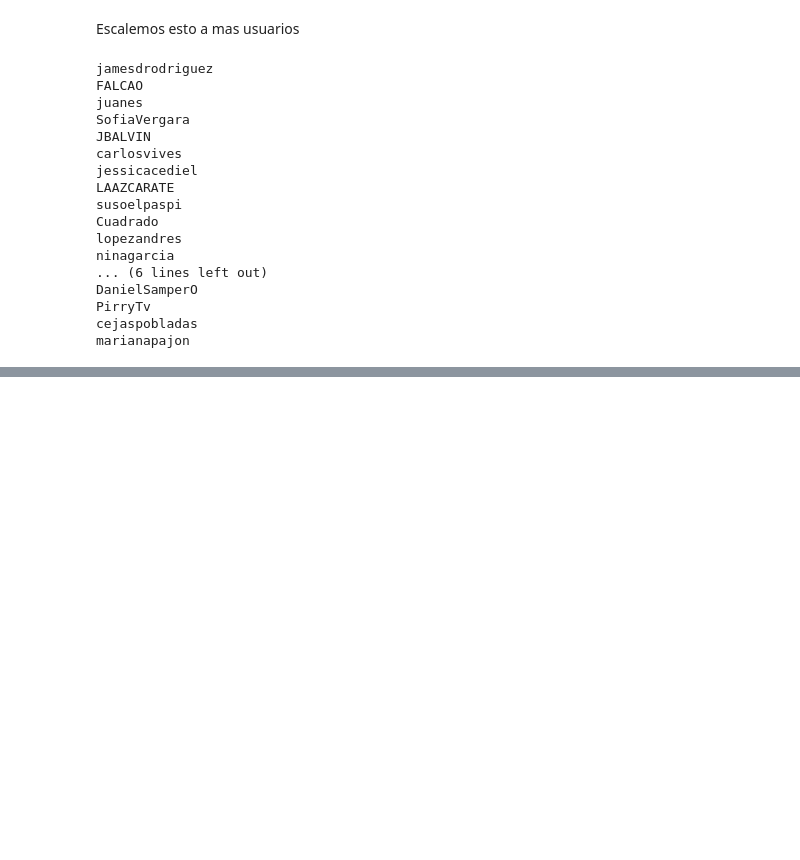
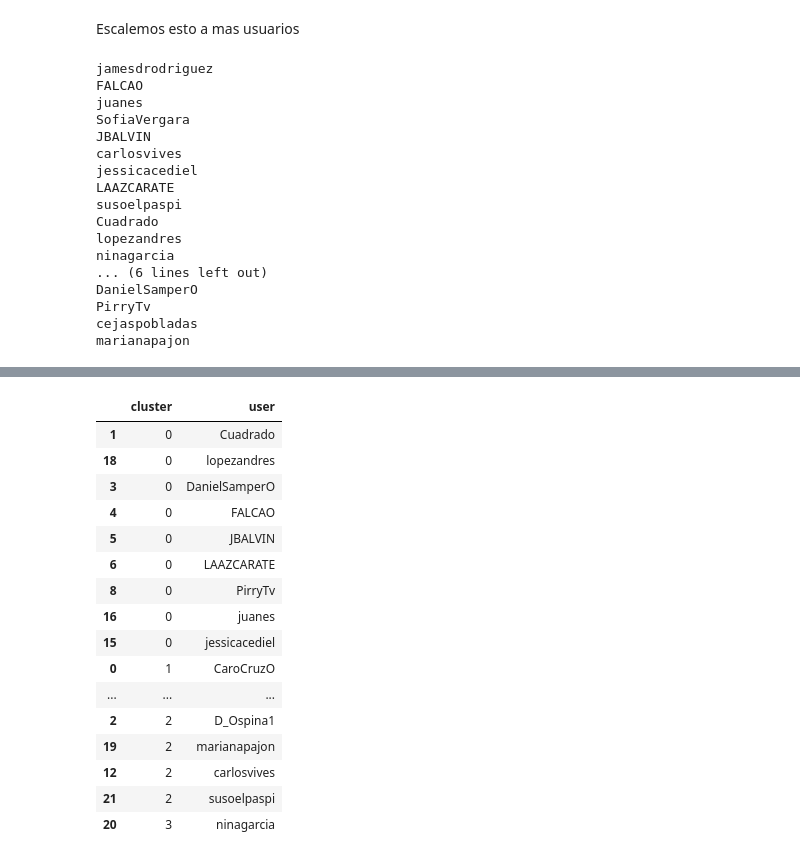
Before and after one commit to astenuz/AnalyticsForumWorkshop, a Jupyter notebook: Personalidad.ipynb, the cells around one changed output, grey strips where cells are left out. Drawn from its saved outputs; the diff is of its cells as text; code cells hidden in the pictures; blank space fills up the shorter version.

```diff
--- a/Personalidad.ipynb
+++ b/Personalidad.ipynb
@@ -345,0 +354,2 @@ data_for_model.head()
+# %%
+cluster_mod = AgglomerativeClustering(n_clusters=4, linkage='ward')
@@ -345,0 +361,25 @@ data_for_model.head()
+# %%
+resultados = pd.DataFrame({
+    'user': data_for_model['user'],
+    'cluster': clusters
+})
+
+resultados.sort_values('cluster')
+# %% [output]
+|  | cluster | user |
+| 1 | 0 | Cuadrado |
+| 18 | 0 | lopezandres |
+| 3 | 0 | DanielSamperO |
+| 4 | 0 | FALCAO |
+| 5 | 0 | JBALVIN |
+| 6 | 0 | LAAZCARATE |
+| 8 | 0 | PirryTv |
+| 16 | 0 | juanes |
+| 15 | 0 | jessicacediel |
+| 0 | 1 | CaroCruzO |
+| ... | ... | ... |
+| 2 | 2 | D_Ospina1 |
+| 19 | 2 | marianapajon |
+| 12 | 2 | carlosvives |
+| 21 | 2 | susoelpaspi |
+| 20 | 3 | ninagarcia |
```
Also changed, not shown: parts of 17 cells of this notebook.
